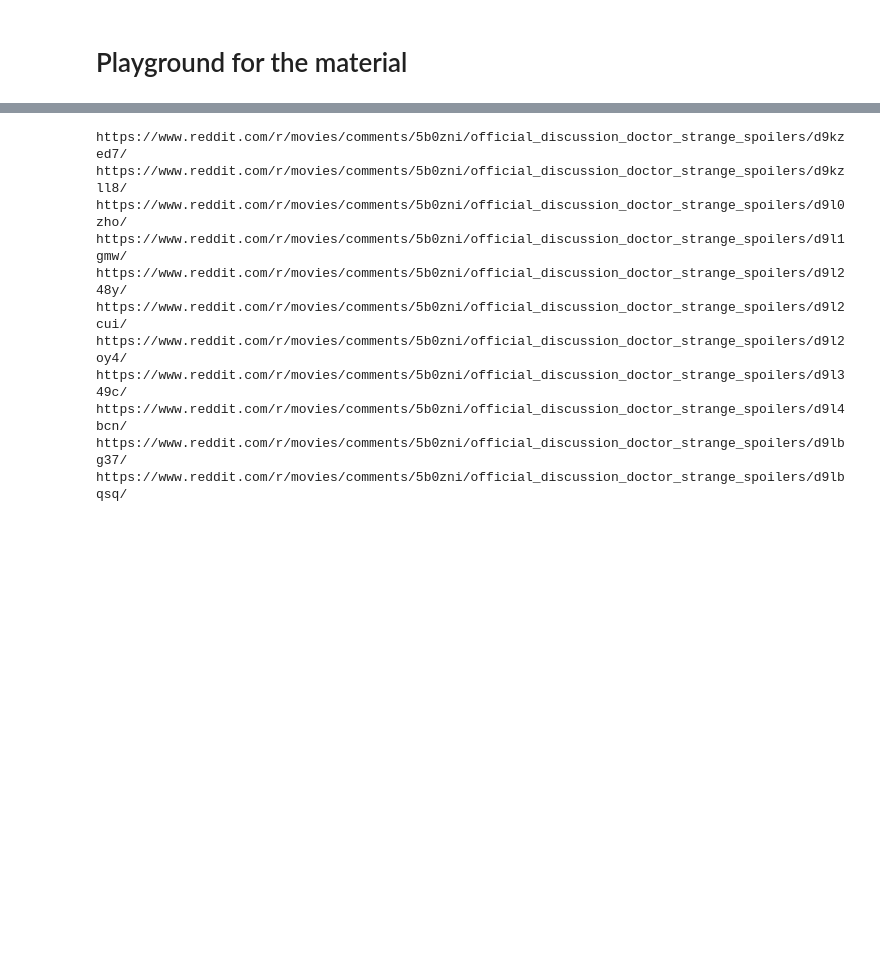
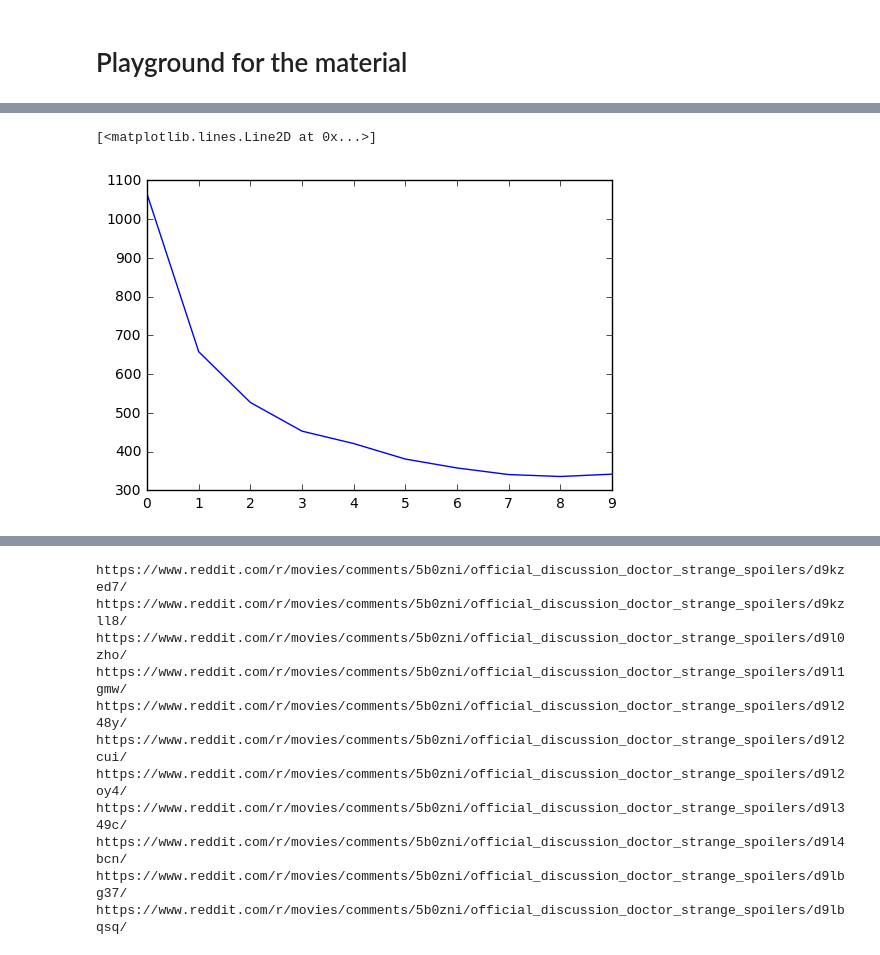
Before and after one commit to NapsterInBlue/redditDrStrange, a Jupyter notebook: Bargain.ipynb, the cells around one changed output, grey strips where cells are left out. Saved outputs shown, nothing was run; the diff lists cells and outputs as text; code cells hidden in the pictures; blank space fills up the shorter version.

```diff
--- a/Bargain.ipynb
+++ b/Bargain.ipynb
@@ -196 +222,6 @@ plt.ylim(-1, 1150)
+# %%
+plt.plot(df.Score.loc[:9])
+# %% [output]
+[<matplotlib.lines.Line2D at 0x...>]
+[figure, added]
 # %%
```
Also changed, not shown: parts of 18 cells of this notebook.
